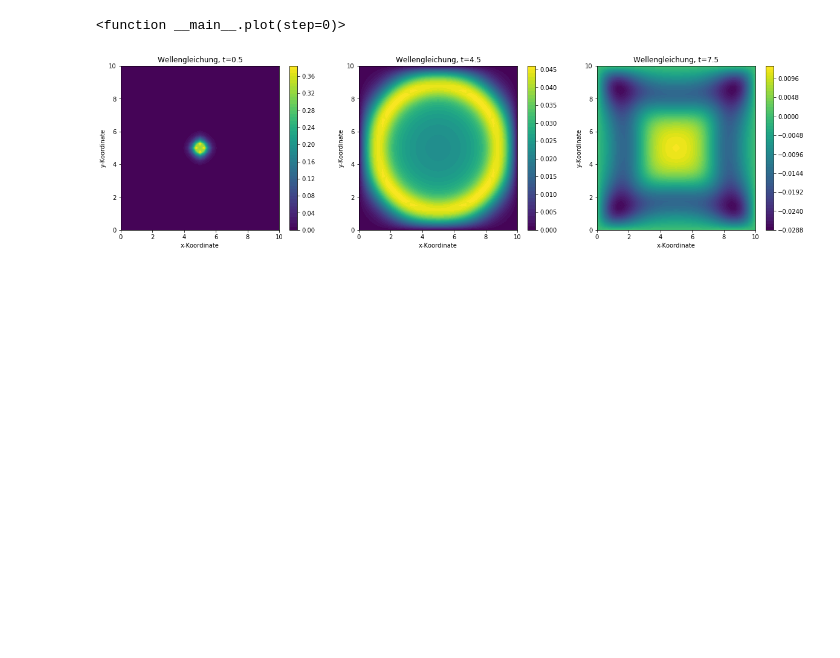
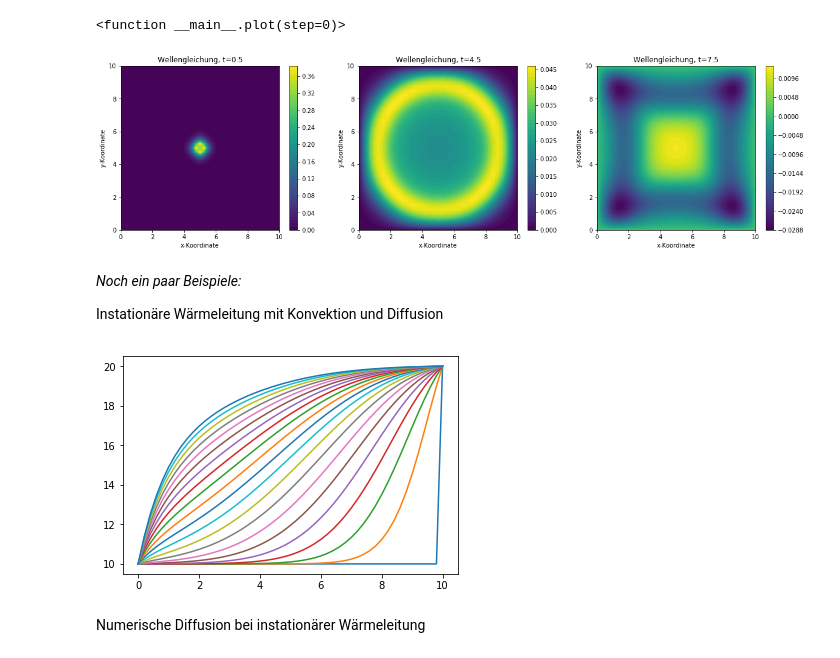
Before and after one commit to jhofinger/NumStroe, a Jupyter notebook: Wellengleichung.ipynb, the cells around one changed output. Drawn from its saved outputs; the diff is of its cells as text; code cells hidden in the pictures; blank space fills up the shorter version.

```diff
--- a/Wellengleichung.ipynb
+++ b/Wellengleichung.ipynb
@@ -34,7 +34,8 @@ class equidistant2DMesh(Mesh):
         self.L = L
         self.H = H
         self.delta_x = L / (n_x - 1)
-        self.delta_y = H / (n_y - 1)
+        if (n_y > 1):
+            self.delta_y = H / (n_y - 1)
         for i in np.linspace(0, L, n_x):
             for j in np.linspace(0, H, n_y):
                 self.mesh += [[i, j]]
@@ -69,7 +70,8 @@ class periodic2DMesh(Mesh):
         self.L = L
         self.H = H
         self.delta_x = L / (n_x - 1)
-        self.delta_y = L / (n_y - 1)
+        if (n_y > 1):
+            self.delta_y = H / (n_y - 1)
         for i in np.linspace(0, L, n_x+1)[0:-1]:
             for j in np.linspace(0, H, n_y+1)[0:-1]:
                 self.mesh += [[i, j]]
@@ -127,13 +129,19 @@ class solver():
         self.mesh = mesh
         self.equation = equation
         self.time_discretisation = time_discretisation
+        if (self.time_discretisation == None):
+            self.time_discretisation = Euler_explizit(1)
         self.space_discretisation = space_discretisations
         self.boundaries = boundaries
     def assemble(self):
         self.R = np.zeros((mesh.nNodes, mesh.nNodes))
+        border_points = []
         for d in range(len(self.space_discretisation)):
             currentR = self.space_discretisation[d].coefficientsR(mesh)
             self.R += currentR[0] * self.equation[2 + d * 2] + currentR[1] * self.equation[2 + d * 2 + 1]
+            border_points += currentR[2]
+        for p in border_points:
+            self.R[p] = 0
         self.A, self.B, self.C = self.time_discretisation.coefficientsABC(self.R, self.equation[0], self.equation[1])
     def applyBC(self, matrix, rhs):
         for bc in self.boundaries:
@@ -145,7 +153,7 @@ class solver():
             rhs = np.zeros((mesh.nNodes))
             self.applyBC(self.R, rhs)
             solution = np.linalg.solve(self.R, rhs)
-        elif (inits == 1 and self.equation[2] != 0):
+        elif (inits == 1 and self.equation[1] != 0):
             raise ValueError("Anfangsbedingung fehlt")
         else:
             solution[0:inits,:] = initial_conditions
@@ -187,11 +195,11 @@ class RaeumlicheDiskretisierung():
     def coefficientsR(self, mesh):
         coef_first = np.zeros((mesh.nNodes, mesh.nNodes))
         coef_second = np.zeros((mesh.nNodes, mesh.nNodes))
+        border_points = []
         for i in range(mesh.nNodes):
             if (self.fill(mesh, i, coef_first, coef_second)):
-                coef_first[i,:] = 0
-                coef_second[i,:] = 0
-        return [coef_first, coef_second]
+                border_points += [i]
+        return [coef_first, coef_second, border_points]
     def fill(self, mesh, i, coef_first, coef_second = None):
         deleteRow = False
         for j in range(len(self.coefficients)):
@@ -219,7 +227,7 @@ class RaeumlicheDiskretisierung():
 class Zentraldifferenz(RaeumlicheDiskretisierung):
     def __init__(self, horizontal, delta_x):
         super(Zentraldifferenz,self).__init__(horizontal, delta_x)
-        self.coefficients = np.array((1, 0, -1)) / delta_x / 2
+        self.coefficients = np.array((-1, 0, 1)) / delta_x / 2
         self.start_index = -1
 class Upwind(RaeumlicheDiskretisierung):
     def __init__(self, horizontal, delta_x, U):
@@ -343,3 +352,28 @@ plot_internal(75)
 plt.show()
 # %% [output]
 [figure]
+# %% [markdown]
+_Noch ein paar Beispiele:_
+
+Instationäre Wärmeleitung mit Konvektion und Diffusion
+# %%
+L, H, n_x, n_y = 10, 1, 51, 1
+kappa, U = 1, -1
+endtime, delta_t = 10, 0.1
+timesteps = endtime / delta_t
+t_vorne, t_hinten = 10, 20
+mesh = equidistant2DMesh(L, H, n_x, n_y)
+ab1 = np.ones([mesh.nNodes]) * t_vorne
+ab1[n_x - 1] = t_hinten
+boundaries = [dirichlet(0, t_vorne), dirichlet(n_x - 1, t_hinten)]
+s = solver(mesh, [1, 0, -U, kappa, 0, 0], Euler_implizit(delta_t), [Zentraldifferenz(True, mesh.delta_x)], boundaries)
+s.assemble()
+result = s.solve(int(timesteps), [ab1])
+# %%
+for time in np.linspace(0, endtime, 21):
+    plt.plot(np.linspace(0, L, n_x), result[int(time / endtime * timesteps)], label=("t=0" if time==0 else ""))
+plt.show()
+# %% [output]
+[figure, added]
+# %% [markdown]
+Numerische Diffusion bei instationärer Wärmeleitung
```
Also changed, not shown: parts of 6 cells of this notebook.
